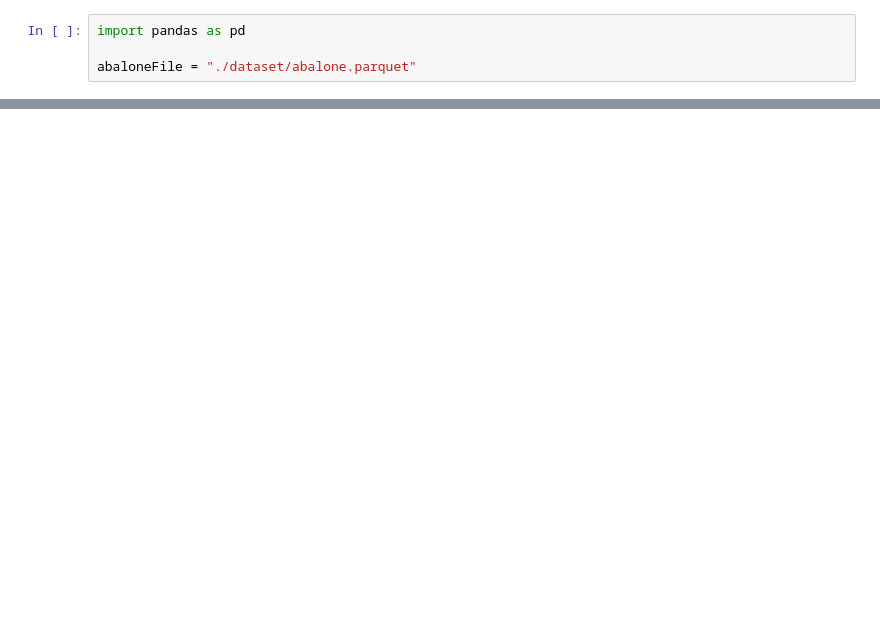
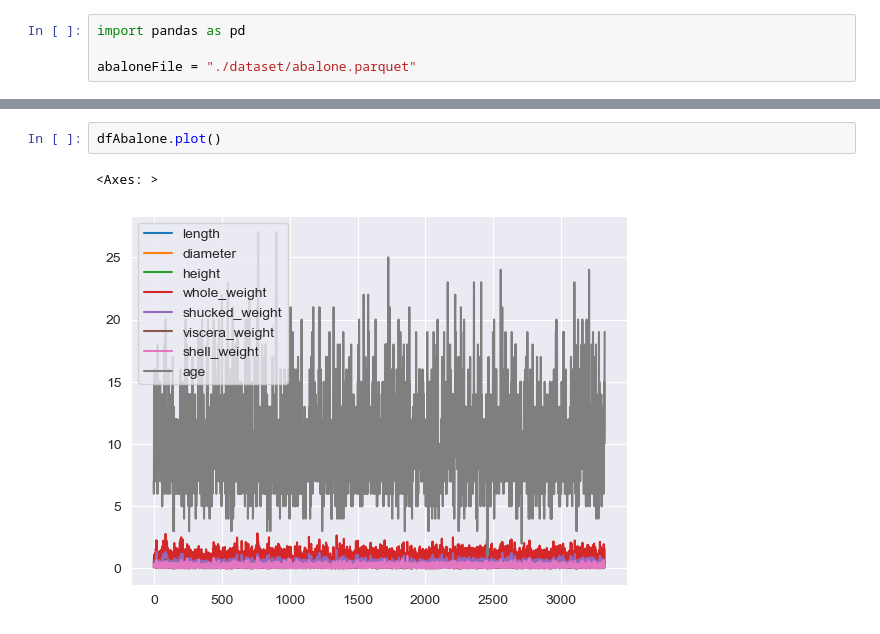
Before and after one commit to tansudasli/tensorflow-sandbox, a Jupyter notebook: pandas_data_analysis.ipynb, the cells around one changed output, grey strips where cells are left out. Cells and saved outputs as stored; diff of their text form; blank space fills up the shorter version.

```diff
--- a/pandas_data_analysis.ipynb
+++ b/pandas_data_analysis.ipynb
@@ -17,0 +106,5 @@ dfAbalone.head(3)
+# %%
+dfAbalone.plot()
+# %% [output]
+<Axes: >
+[figure, added]
```
Also changed, not shown: parts of 8 cells of this notebook.
